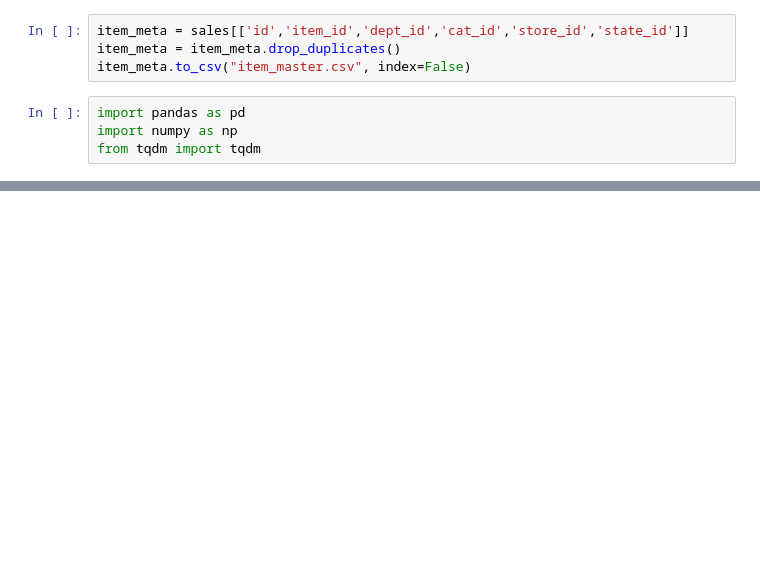
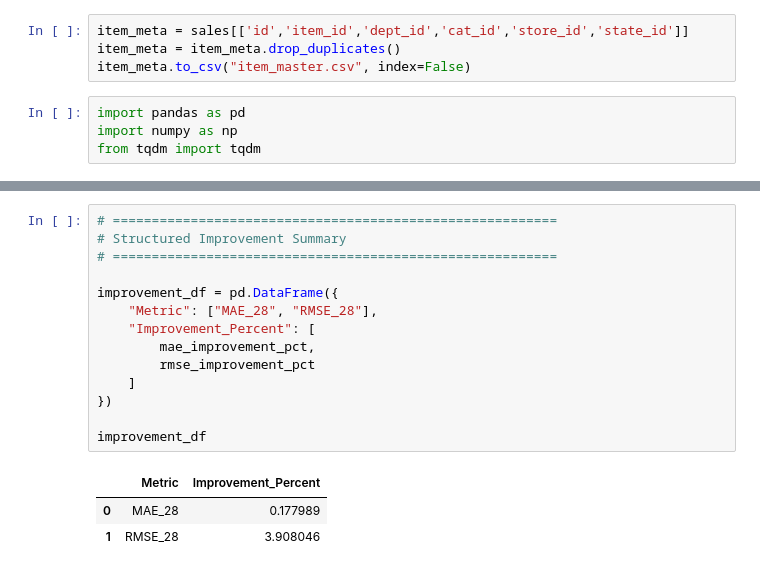
Before and after one commit to Partha0003/m5-sales-forecasting, a Jupyter notebook: forecasting-sales-with-lightgbm-m5-pipeline.ipynb, the cells around one changed output, grey strips where cells are left out. Cells and saved outputs as stored; diff of their text form; blank space fills up the shorter version.

```diff
--- a/forecasting-sales-with-lightgbm-m5-pipeline.ipynb
+++ b/forecasting-sales-with-lightgbm-m5-pipeline.ipynb
@@ -625,0 +719,18 @@ print("historical_monthly.csv saved")
+# %%
+# =========================================================
+# Structured Improvement Summary
+# =========================================================
+
+improvement_df = pd.DataFrame({
+    "Metric": ["MAE_28", "RMSE_28"],
+    "Improvement_Percent": [
+        mae_improvement_pct,
+        rmse_improvement_pct
+    ]
+})
+
+improvement_df
+# %% [output]
+|  | Metric | Improvement_Percent |
+| 0 | MAE_28 | 0.177989 |
+| 1 | RMSE_28 | 3.908046 |
```
Also changed, not shown: parts of 14 cells of this notebook.
